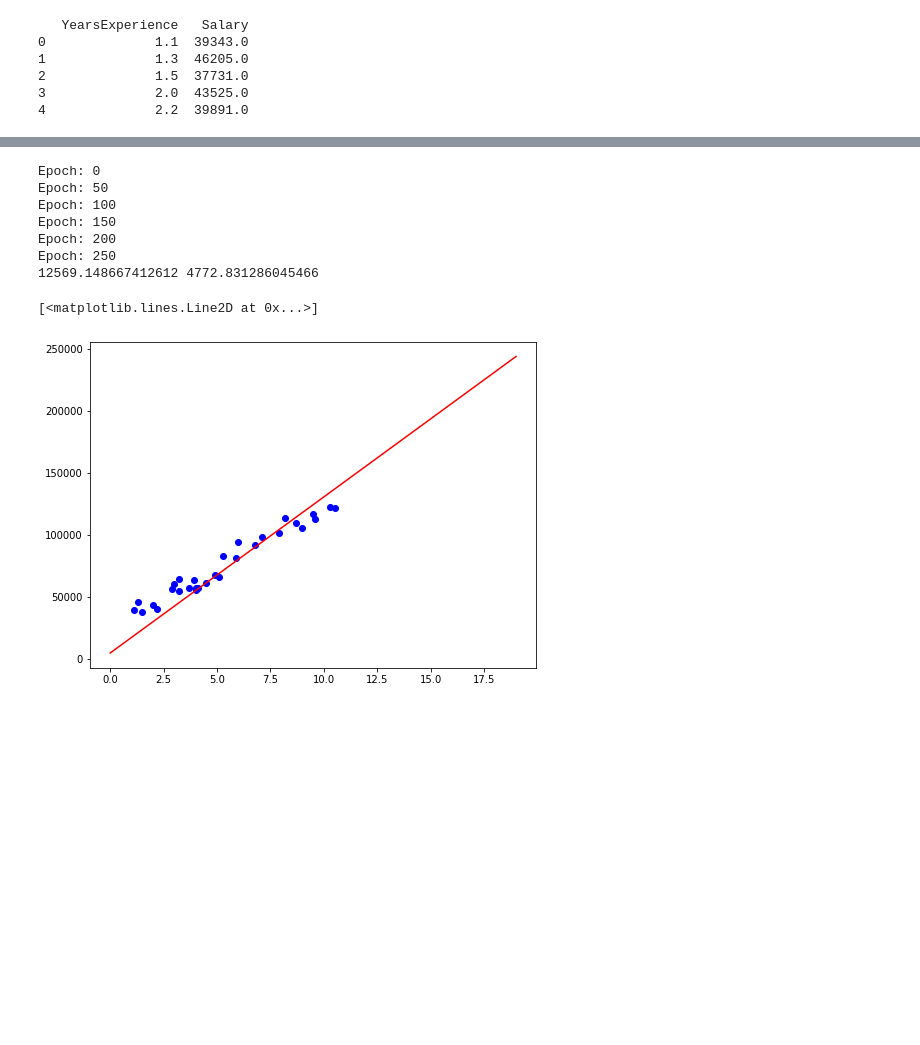
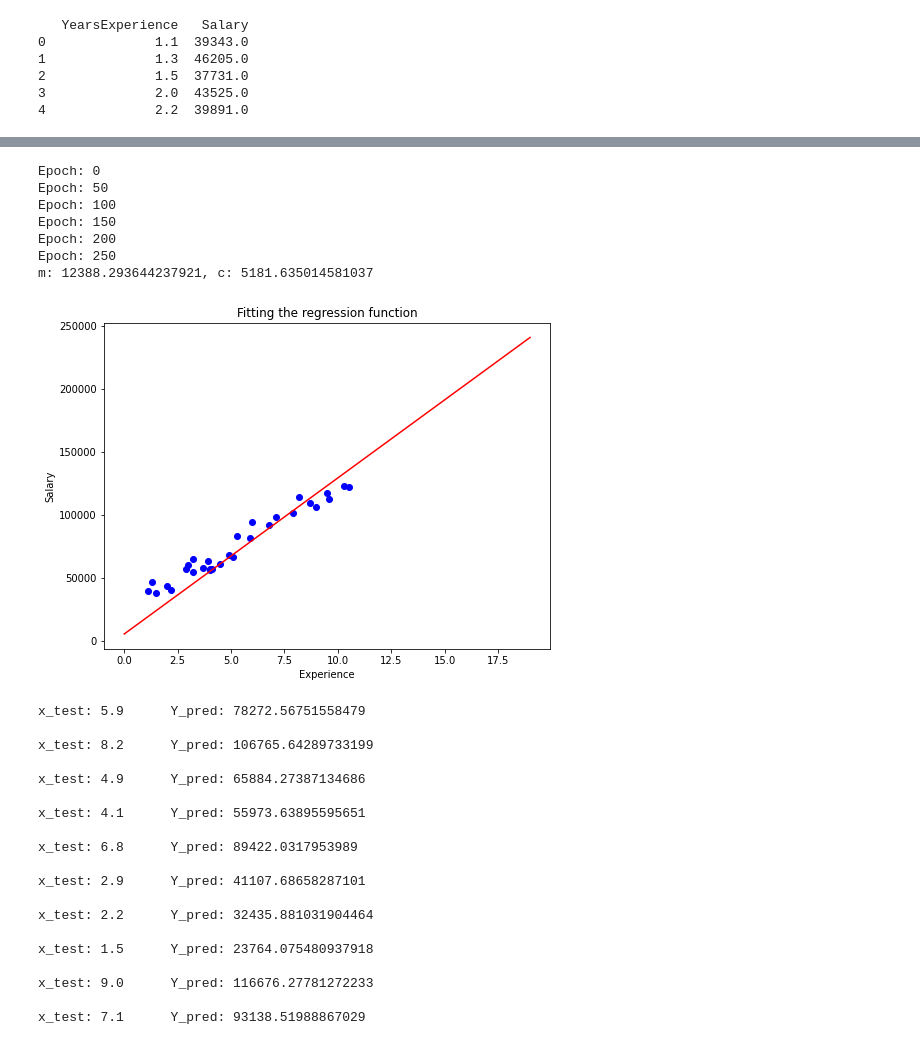
Before and after one commit to Misudhari/-Google-Colab, a Jupyter notebook: Regression.ipynb, the cells around one changed output, grey strips where cells are left out. Saved outputs shown, nothing was run; the diff lists cells and outputs as text; code cells hidden in the pictures; blank space fills up the shorter version.

Commit message:
Regression From Scratch

```diff
--- a/Regression.ipynb
+++ b/Regression.ipynb
@@ -31,0 +39,13 @@ plt.scatter(x,y)
+# %%
+x_train, x_test, y_train, y_test = train_test_split(x, y, test_size=0.33)
+print(f"x_train:\n{x_train}")
+print('\n')
+print(f"x_test:\n{x_test}")
+print('\n')
+print(f"y_train:\n{y_train}")
+print('\n')
+print(f"y_test:\n{y_test}")
+print('\n')
+
+print(x_train.iloc[0])
+print(y_train.iloc[0])
@@ -38,46 +76,82 @@ plt.scatter(x,y)
 #     total_error += (Yi - (m * Xi + c)) ** 2
 #   total_error / float(len(points))
 
-def gradient_descent(m_now, c_now, points, lrate):
+def gradient_descent(x_train, y_train, m_now, c_now, lrate):
   m_gradient = 0
   c_gradient = 0
 
-  n = len(points)
+  n = len(x_train)
 
   for i in range(n):
-    Xi = points.iloc[i].YearsExperience
-    Yi = points.iloc[i].Salary
 
-    m_gradient += -(2/n) * Xi * (Yi - (m_now * Xi + c_now))
-    c_gradient += -(2/n) * (Yi - (m_now * Xi + c_now))
+    m_gradient += -(2/n) * x_train.iloc[i] * (y_train.iloc[i] - (m_now * x_train.iloc[i] + c_now))
+    c_gradient += -(2/n) * (y_train.iloc[i] - (m_now * x_train.iloc[i] + c_now))
 
   m = m_now - m_gradient * lrate
   c = c_now - c_gradient * lrate
 
   return m, c
 
 m = 0
 c = 0
 lrate = 0.001
 epochs = 300
 
 for i in range(epochs):
   if i % 50 == 0:
     print(f"Epoch: {i}")
-  m, c = gradient_descent(m , c, data, lrate)
+  m, c = gradient_descent(x_train, y_train, m, c, lrate)
 
-print(m, c)
+print(f"m: {m}, c: {c}")
+
 
 plt.figure(figsize=(8,6))
 plt.scatter(data.YearsExperience, data.Salary, color='blue')
 plt.plot(list(range(0,20)), [m * x + c for x in range(0,20)], color = 'red')
+plt.title('Fitting the regression function')
+plt.xlabel('Experience')
+plt.ylabel('Salary')
+plt.show()
+
+y_pred_list = []
+for i in range (len(x_test)):
+  y_pred = m * x_test.iloc[i] + c
+  y_pred_list.append(y_pred)
+  print(f"\nx_test: {x_test.iloc[i]}\t Y_pred: {y_pred}" )
+
+
+plt.figure(figsize=(8,6))
+plt.scatter(x_test, y_pred_list, color='blue')
+plt.plot(list(range(0,20)), [m * x + c for x in range(0,20)], color = 'red')
+plt.title('Plotting Predicted Values')
+plt.xlabel('Experience (Test)')
+plt.ylabel('Salary (Predicted)')
+plt.show()
 # %% [output]
 Epoch: 0
 Epoch: 50
 Epoch: 100
 Epoch: 150
 Epoch: 200
 Epoch: 250
-12569.148667412612 4772.831286045466
+m: 12388.293644237921, c: 5181.635014581037
+[figure, new version]
-[<matplotlib.lines.Line2D at 0x...>]
+x_test: 5.9      Y_pred: 78272.56751558479
+
+x_test: 8.2      Y_pred: 106765.64289733199
+
+x_test: 4.9      Y_pred: 65884.27387134686
+
+x_test: 4.1      Y_pred: 55973.63895595651
+
+x_test: 6.8      Y_pred: 89422.0317953989
+
+x_test: 2.9      Y_pred: 41107.68658287101
+
+x_test: 2.2      Y_pred: 32435.881031904464
+
+x_test: 1.5      Y_pred: 23764.075480937918
+
+x_test: 9.0      Y_pred: 116676.27781272233
+
+x_test: 7.1      Y_pred: 93138.51988867029
-[figure, old version]
```
Also changed, not shown: parts of 4 cells of this notebook.
